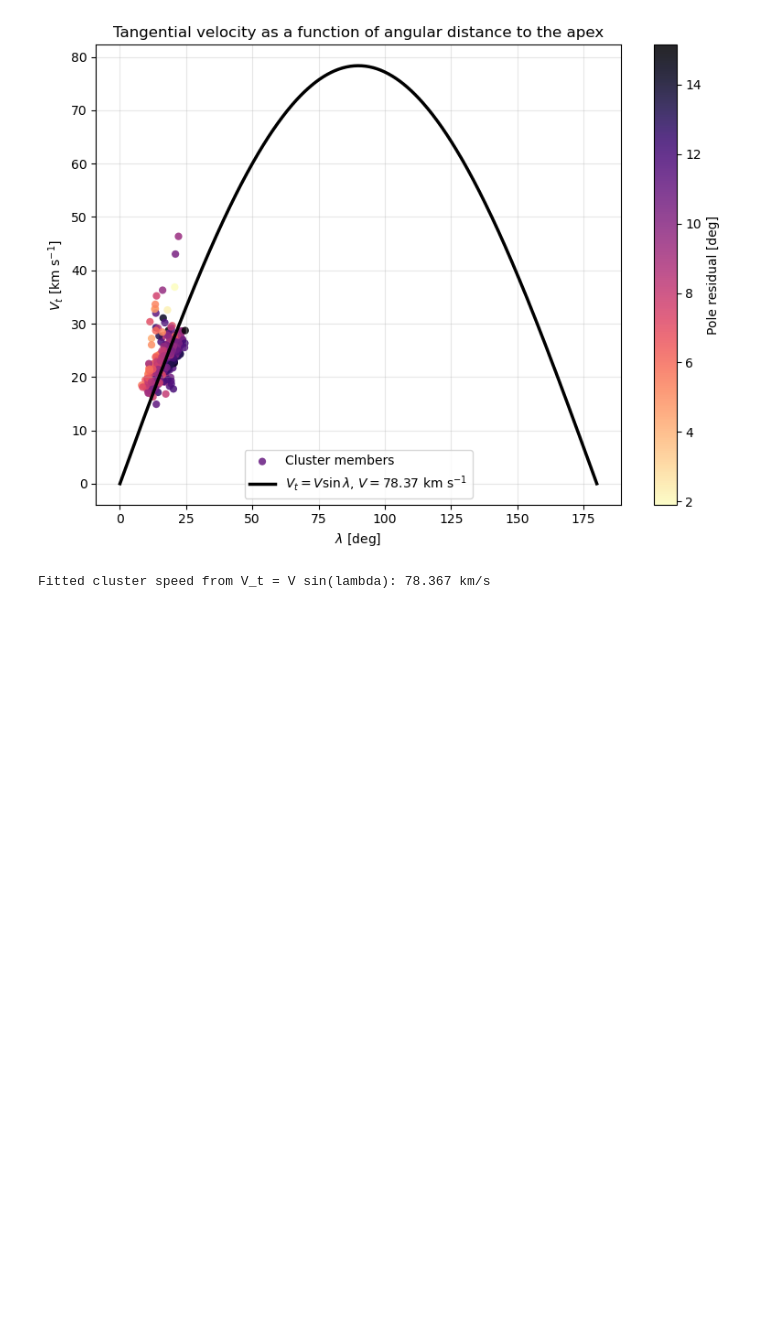
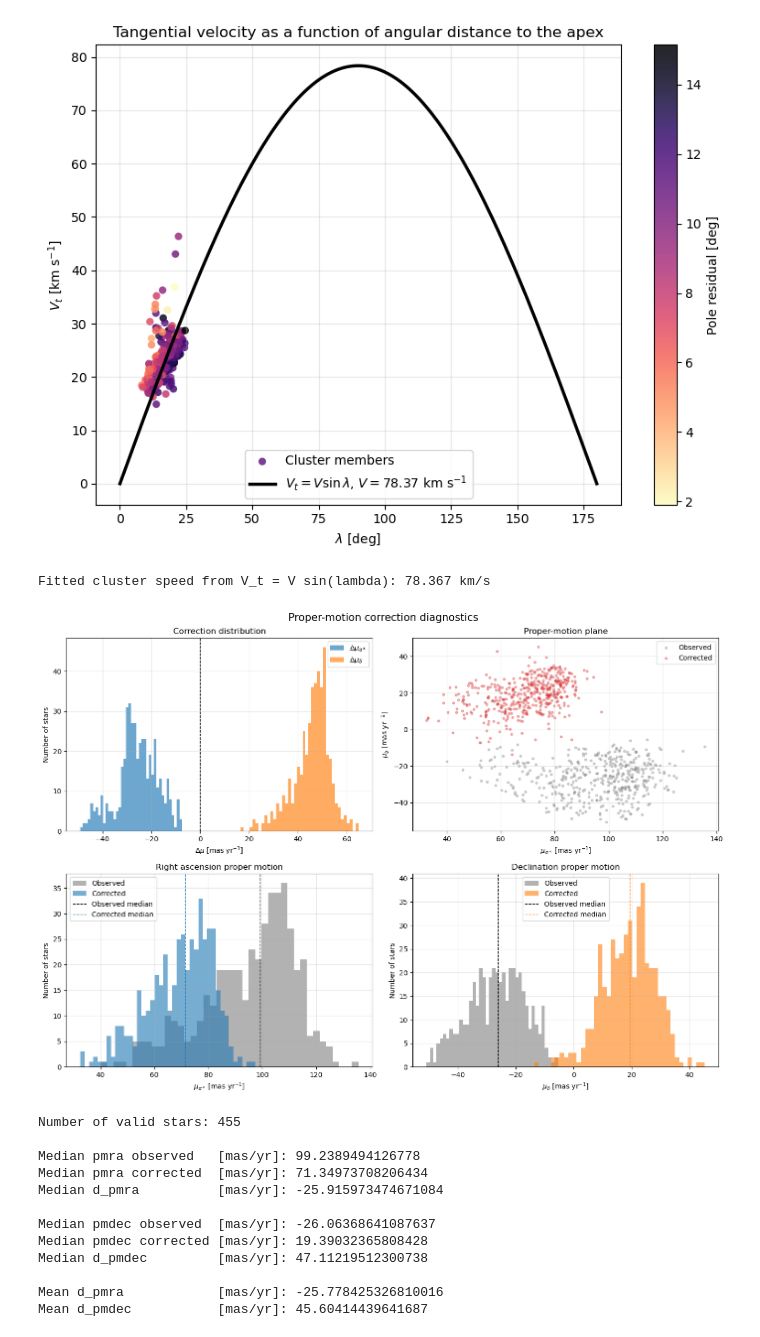
Before and after one commit to nicolasbojacarojas/clusterization_project, a Jupyter notebook: dev/pasantia/analisis_real/analisis_hyades_corrected.ipynb, the cells around one changed output. Saved outputs shown, nothing was run; the diff lists cells and outputs as text; code cells hidden in the pictures; blank space fills up the shorter version.

```diff
--- a/dev/pasantia/analisis_real/analisis_hyades_corrected.ipynb
+++ b/dev/pasantia/analisis_real/analisis_hyades_corrected.ipynb
@@ -2642,0 +3094,16 @@ Fitted cluster speed from V_t = V sin(lambda): 78.367 km/s
+# %%
+plot_pm_correction_diagnostics(df)
+# %% [output]
+[figure, added]
+Number of valid stars: 455
+
+Median pmra observed   [mas/yr]: 99.2389494126778
+Median pmra corrected  [mas/yr]: 71.34973708206434
+Median d_pmra          [mas/yr]: -25.915973474671084
+
+Median pmdec observed  [mas/yr]: -26.06368641087637
+Median pmdec corrected [mas/yr]: 19.39032365808428
+Median d_pmdec         [mas/yr]: 47.11219512300738
+
+Mean d_pmra            [mas/yr]: -25.778425326810016
+Mean d_pmdec           [mas/yr]: 45.60414439641687
```
Also changed, not shown: parts of 3 cells of this notebook, 2 other files.
